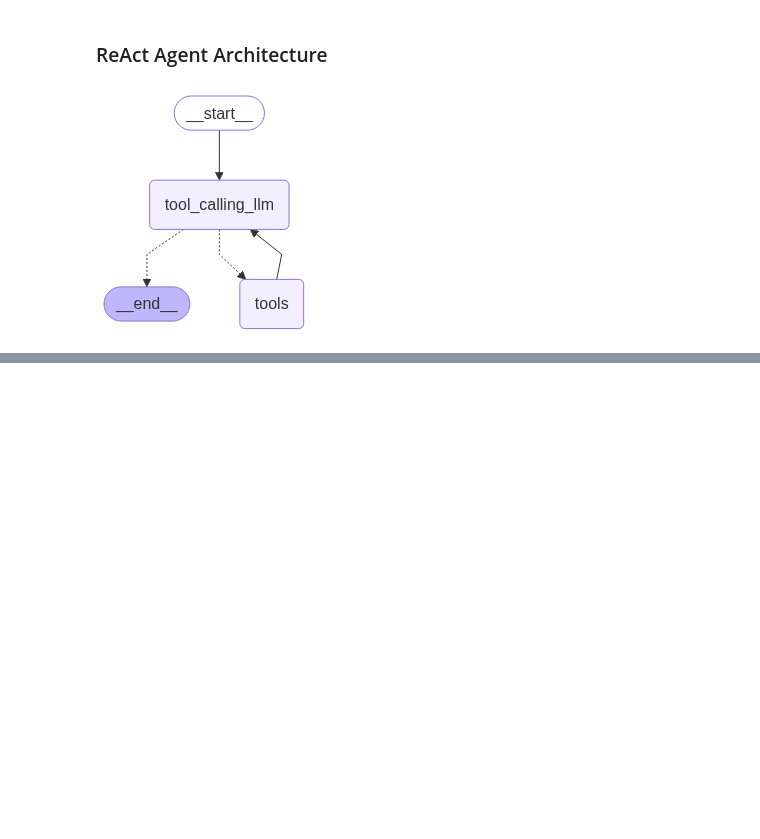
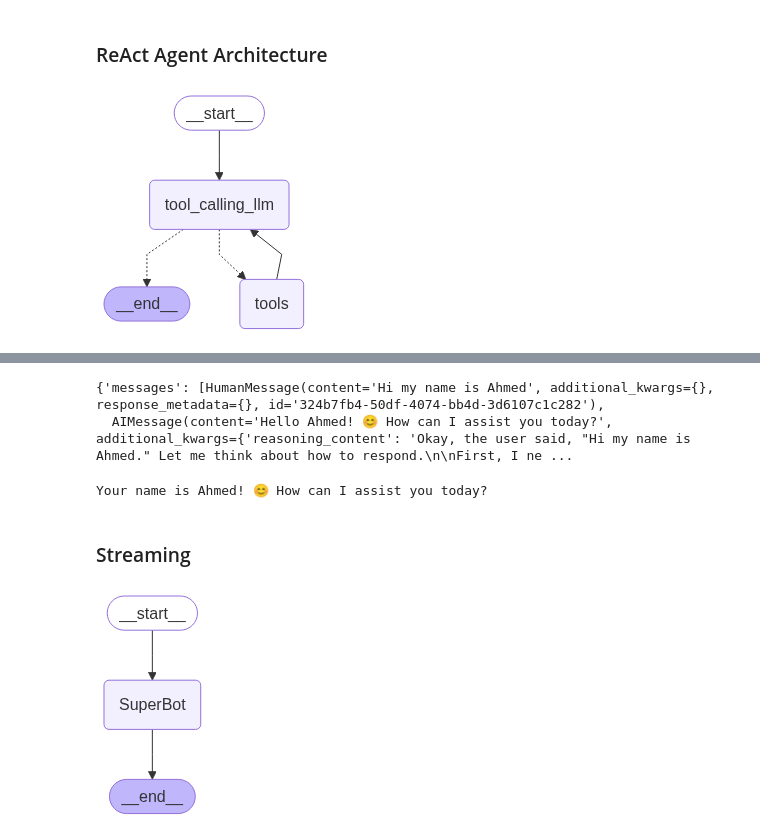
Before and after one commit to AhmedRazaSidd/ai-learning-python, a Jupyter notebook: agenticai-4/BasicChatbot/basicchatbot.ipynb, the cells around one changed output, grey strips where cells are left out. Drawn from its saved outputs; the diff is of its cells as text; code cells hidden in the pictures; blank space fills up the shorter version.

Commit message:
Learn LLM Stream Output

```diff
--- a/agenticai-4/BasicChatbot/basicchatbot.ipynb
+++ b/agenticai-4/BasicChatbot/basicchatbot.ipynb
@@ -292,0 +288,36 @@ I don't have access to personal information about users. If you'd like me to use
+# %%
+config={"configurable":{"thread_id":"1"}}
+response=graph.invoke({"messages":"Hi my name is Ahmed"},config=config)
+response
+# %% [output]
+{'messages': [HumanMessage(content='Hi my name is Ahmed', additional_kwargs={}, response_metadata={}, id='324b7fb4-50df-4074-bb4d-3d6107c1c282'),
+  AIMessage(content='Hello Ahmed! 😊 How can I assist you today?', additional_kwargs={'reasoning_content': 'Okay, the user said, "Hi my name is Ahmed." Let me think about how to respond.\n\nFirst, I ne ...
+# %%
+response=graph.invoke({"messages":"Hey what is my name"},config=config)
+print(response["messages"][-1].content)
+# %% [output]
+Your name is Ahmed! 😊 How can I assist you today?
+# %% [markdown]
+### Streaming
+# %%
+from langgraph.checkpoint.memory import MemorySaver
+memory=MemorySaver()
+# %%
+def superbot(state:State):
+    return {"messages":[llm.invoke(state["messages"])]}
+# %%
+graph=StateGraph(State)
+
+## node
+graph.add_node("SuperBot",superbot)
+
+## edge
+graph.add_edge(START,"SuperBot")
+graph.add_edge("SuperBot",END)
+
+graph_builder=graph.compile(checkpointer=memory)
+
+## Display
+display(Image(graph_builder.get_graph().draw_mermaid_png()))
+# %% [output]
+[figure, added]
```
Also changed, not shown: parts of 21 cells of this notebook.
